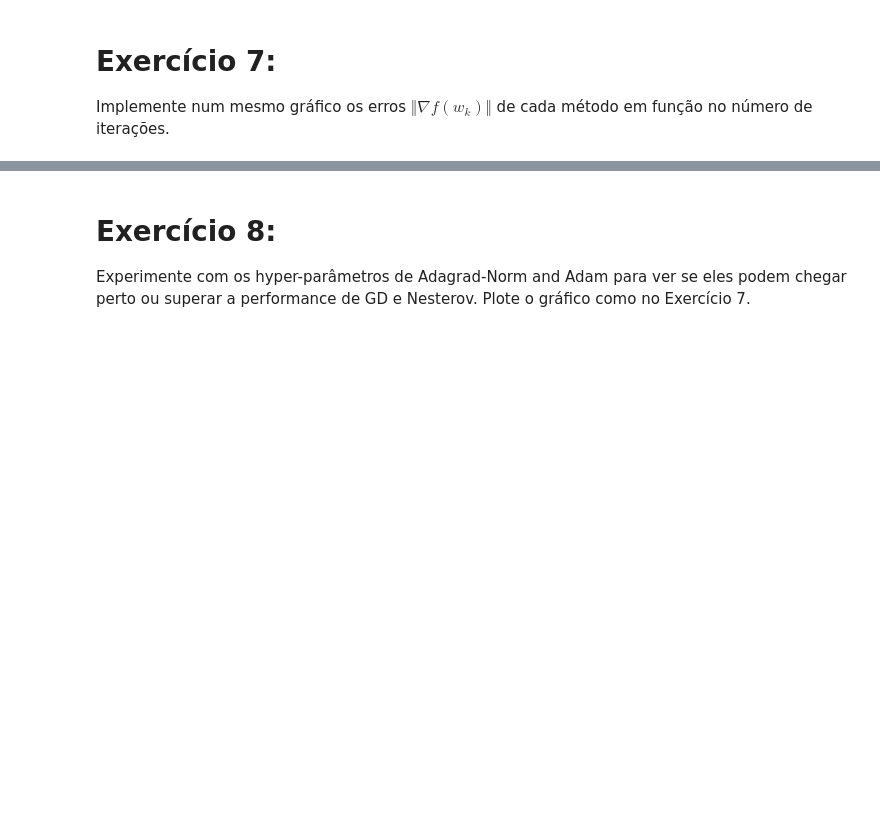
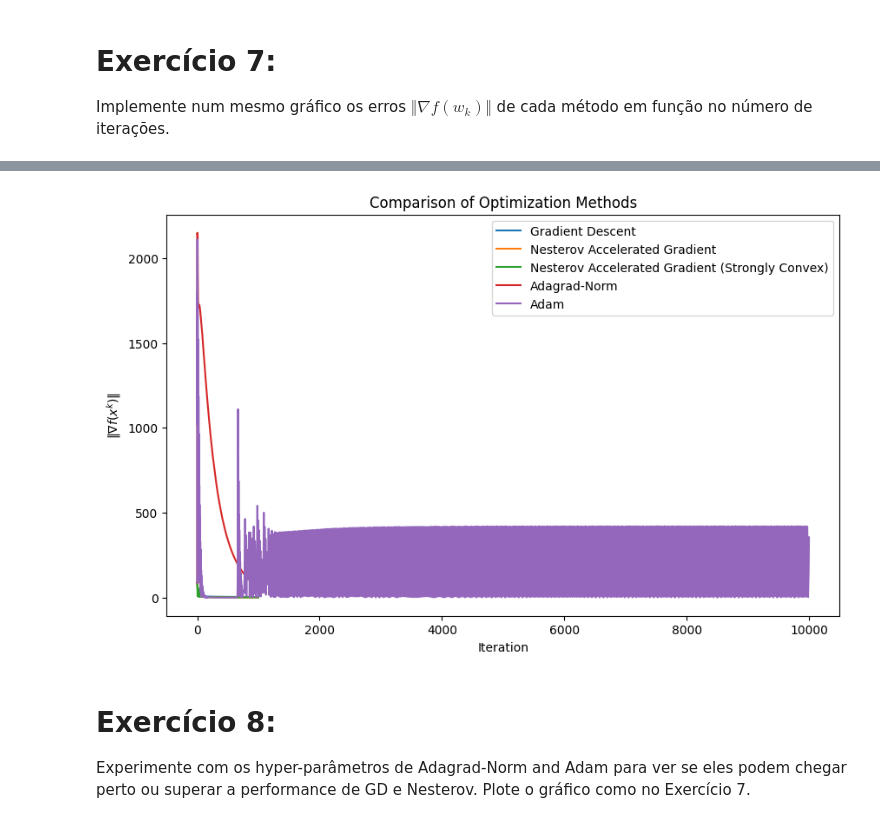
Before and after one commit to scrocha/otimizacao-OCD-2024, a Jupyter notebook: Atividade_06/logistic_regression_Sillas.ipynb, the cells around one changed output, grey strips where cells are left out. Cells and saved outputs as stored; diff of their text form; code cells hidden in the pictures; blank space fills up the shorter version.

```diff
--- a/Atividade_06/logistic_regression_Sillas.ipynb
+++ b/Atividade_06/logistic_regression_Sillas.ipynb
@@ -246,3 +291,18 @@ Implemente num mesmo gráfico os erros $\Vert\nabla f(w_k)\Vert$ de cada método
+# %%
+#Escreva código aqui
+plt.figure(figsize=(10, 6))
+plt.plot(f1[0], label='Gradient Descent')
+plt.plot(f2[0], label='Nesterov Accelerated Gradient')
+plt.plot(f3[0], label='Nesterov Accelerated Gradient (Strongly Convex)')
+plt.plot(f4[0], label='Adagrad-Norm')
+plt.plot(f5[0], label='Adam')
+plt.xlabel('Iteration')
+plt.ylabel(r'$\Vert\nabla f(x^k)\Vert$')
+plt.legend()
+plt.title('Comparison of Optimization Methods')
+plt.show()
+# %% [output]
+[figure, added]
 # %% [markdown]
 # Exercício 8:
 
```
Also changed, not shown: parts of 11 cells of this notebook.
